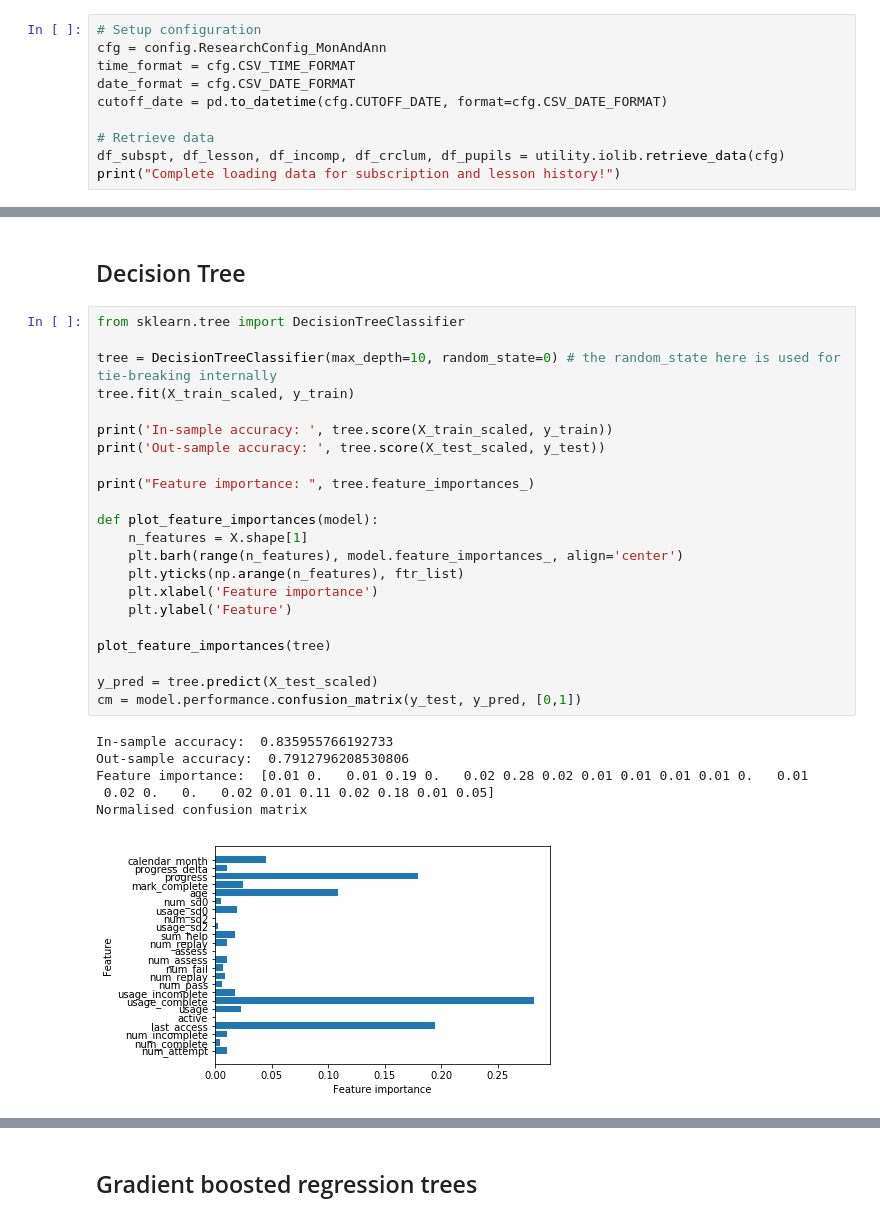
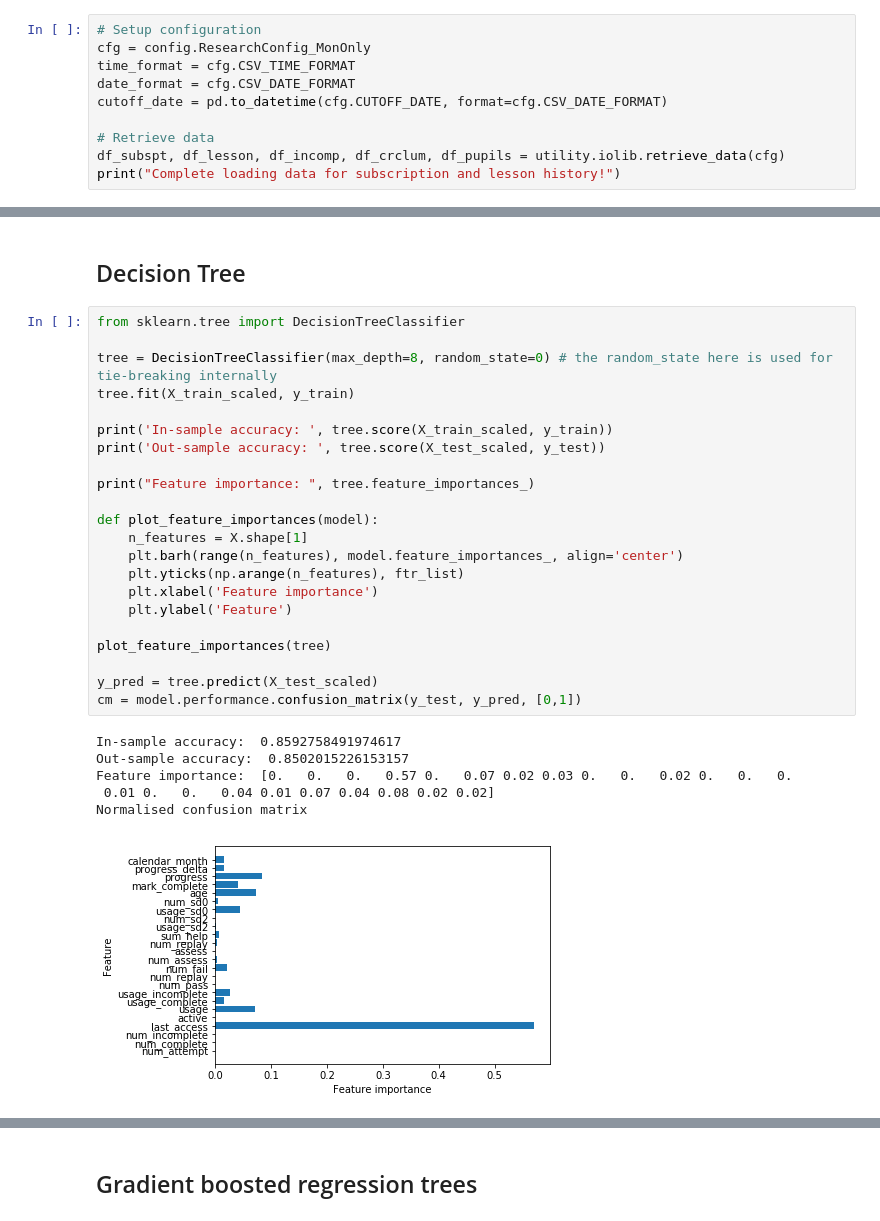
Before and after one commit to vicaws/Whizz, a Jupyter notebook: Code/Churn/Churn/NB_FeatureEngineering.ipynb, the cells around one changed output, grey strips where cells are left out. Saved outputs shown, nothing was run; the diff lists cells and outputs as text.

```diff
--- a/Code/Churn/Churn/NB_FeatureEngineering.ipynb
+++ b/Code/Churn/Churn/NB_FeatureEngineering.ipynb
@@ -18,7 +18,7 @@ from model.dataEngine import DataEngine
 #env = sys.argv[1] if len(sys.argv) > 2 else "dev"
 # %%
 # Setup configuration
-cfg = config.ResearchConfig_MonAndAnn
+cfg = config.ResearchConfig_MonOnly
 time_format = cfg.CSV_TIME_FORMAT
 date_format = cfg.CSV_DATE_FORMAT
 cutoff_date = pd.to_datetime(cfg.CUTOFF_DATE, format=cfg.CSV_DATE_FORMAT)
@@ -190,29 +192,29 @@ Normalised confusion matrix
 # %%
 from sklearn.tree import DecisionTreeClassifier
 
-tree = DecisionTreeClassifier(max_depth=10, random_state=0) # the random_state here is used for tie-breaking internally
+tree = DecisionTreeClassifier(max_depth=8, random_state=0) # the random_state here is used for tie-breaking internally
 tree.fit(X_train_scaled, y_train)
 
 print('In-sample accuracy: ', tree.score(X_train_scaled, y_train))
 print('Out-sample accuracy: ', tree.score(X_test_scaled, y_test))
 
 print("Feature importance: ", tree.feature_importances_)
 
 def plot_feature_importances(model):
     n_features = X.shape[1]
     plt.barh(range(n_features), model.feature_importances_, align='center')
     plt.yticks(np.arange(n_features), ftr_list)
     plt.xlabel('Feature importance')
     plt.ylabel('Feature')
 
 plot_feature_importances(tree)
 
 y_pred = tree.predict(X_test_scaled)
 cm = model.performance.confusion_matrix(y_test, y_pred, [0,1])
 # %% [output]
-In-sample accuracy:  0.835955766192733
-Out-sample accuracy:  0.7912796208530806
-Feature importance:  [0.01 0.   0.01 0.19 0.   0.02 0.28 0.02 0.01 0.01 0.01 0.01 0.   0.01
- 0.02 0.   0.   0.02 0.01 0.11 0.02 0.18 0.01 0.05]
+In-sample accuracy:  0.8592758491974617
+Out-sample accuracy:  0.8502015226153157
+Feature importance:  [0.   0.   0.   0.57 0.   0.07 0.02 0.03 0.   0.   0.02 0.   0.   0.
+ 0.01 0.   0.   0.04 0.01 0.07 0.04 0.08 0.02 0.02]
 Normalised confusion matrix
-[figure, old version]
+[figure, new version]
```
Also changed, not shown: parts of 12 cells of this notebook, 34 other files.
